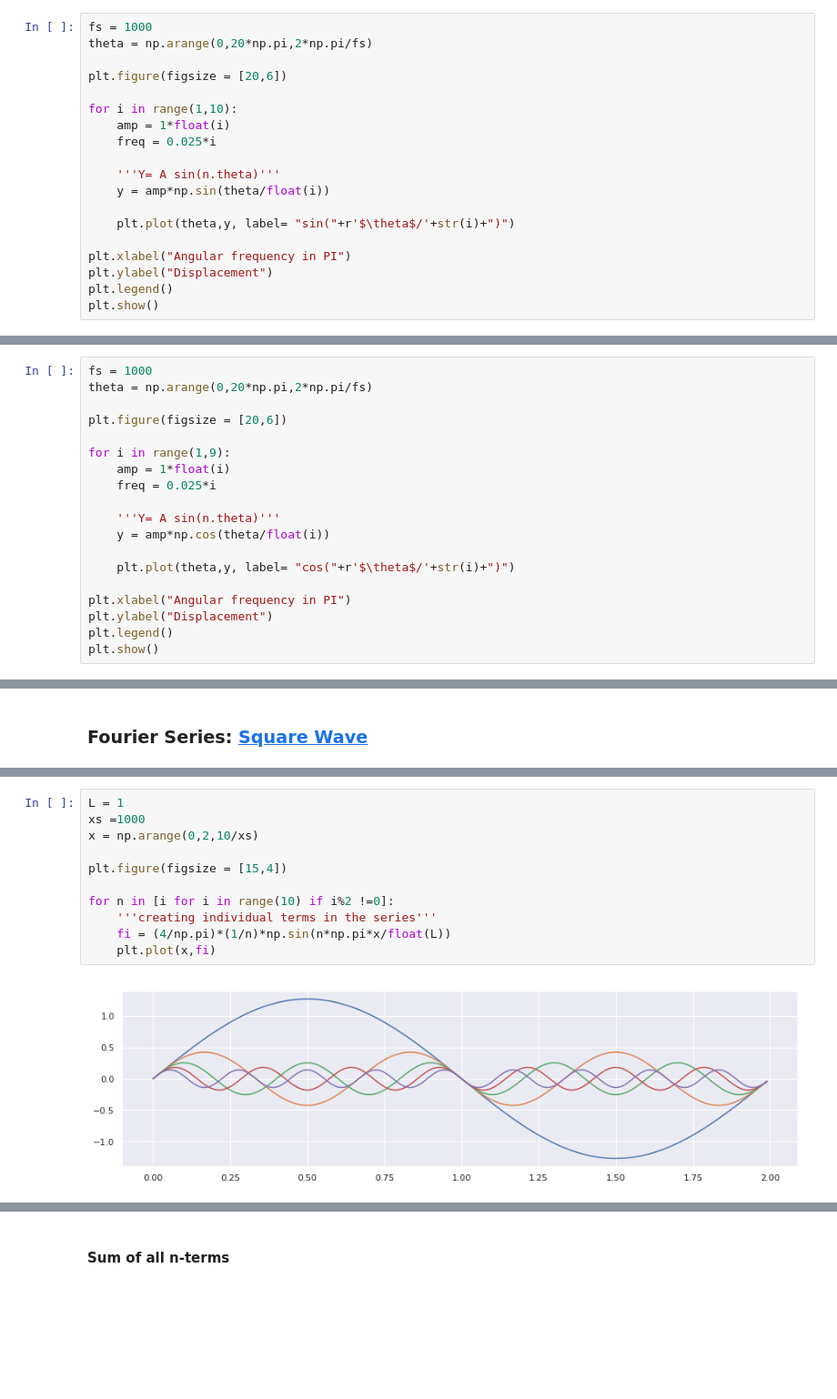
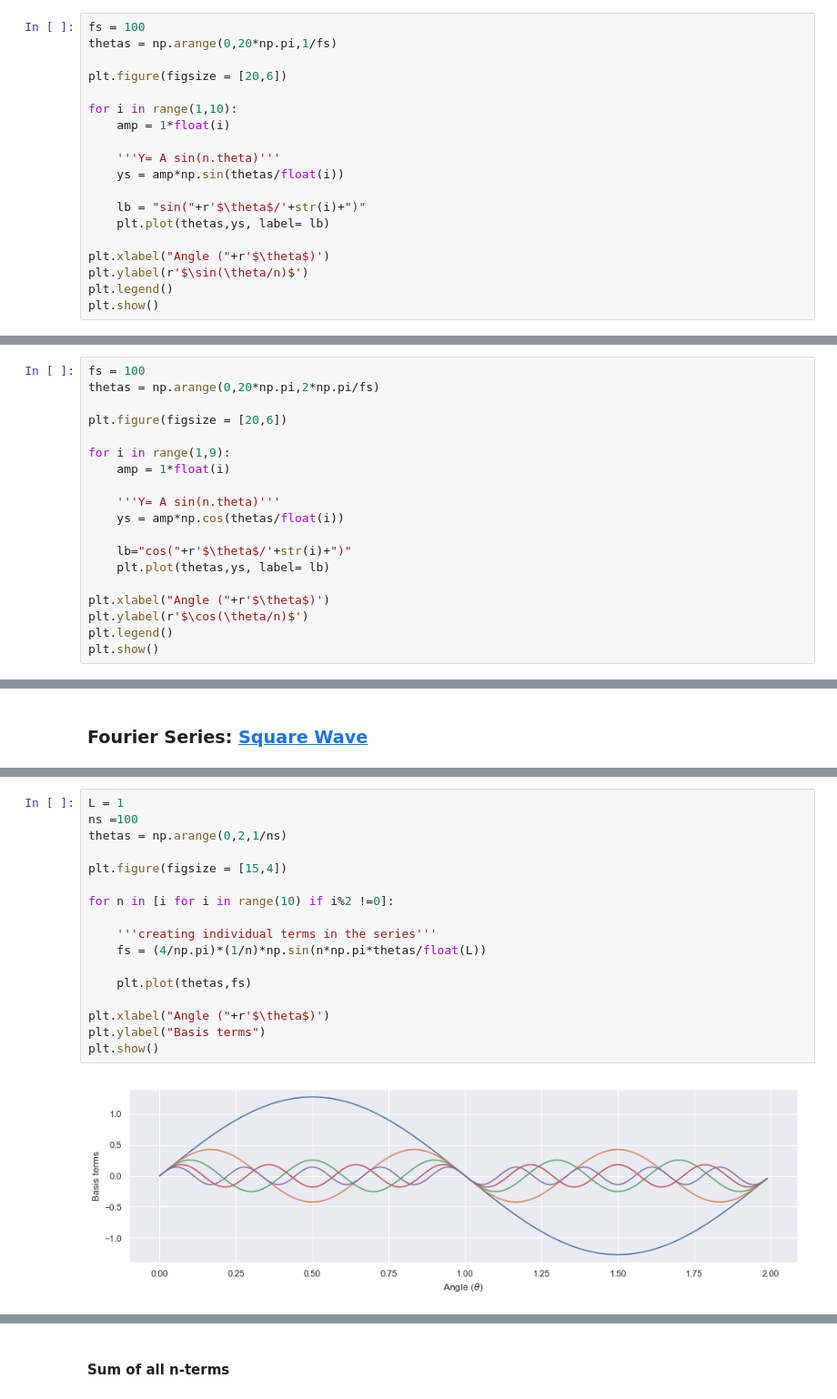
Before and after one commit to npshub/numpy, a Jupyter notebook: 2c. Arange-FourierSeries.ipynb, the cells around one changed output, grey strips where cells are left out. Shown: that part at 91% size. Drawn from its saved outputs; the diff is of its cells as text; blank space fills up the shorter version.

```diff
--- a/2c. Arange-FourierSeries.ipynb
+++ b/2c. Arange-FourierSeries.ipynb
@@ -69,22 +69,22 @@ plt.show()
 # %% [markdown]
 ### Basis functions ($\sin(\theta), \sin(\theta/2) ...$)
 # %%
-fs = 1000
-theta = np.arange(0,20*np.pi,2*np.pi/fs)
+fs = 100
+thetas = np.arange(0,20*np.pi,1/fs)
 
 plt.figure(figsize = [20,6])
 
 for i in range(1,10):
     amp = 1*float(i)
-    freq = 0.025*i
 
     '''Y= A sin(n.theta)'''
-    y = amp*np.sin(theta/float(i))
+    ys = amp*np.sin(thetas/float(i))
 
-    plt.plot(theta,y, label= "sin("+r'$\theta$/'+str(i)+")")
+    lb = "sin("+r'$\theta$/'+str(i)+")"
+    plt.plot(thetas,ys, label= lb)
 
-plt.xlabel("Angular frequency in PI")
-plt.ylabel("Displacement")
+plt.xlabel("Angle ("+r'$\theta$)')
+plt.ylabel(r'$\sin(\theta/n)$')
 plt.legend()
 plt.show()
 # %% [output]
@@ -94,22 +94,22 @@ plt.show()
 # %% [markdown]
 ### Basis functions ($\cos(\theta), \cos(\theta/2) ...$)
 # %%
-fs = 1000
-theta = np.arange(0,20*np.pi,2*np.pi/fs)
+fs = 100
+thetas = np.arange(0,20*np.pi,2*np.pi/fs)
 
 plt.figure(figsize = [20,6])
 
 for i in range(1,9):
     amp = 1*float(i)
-    freq = 0.025*i
 
     '''Y= A sin(n.theta)'''
-    y = amp*np.cos(theta/float(i))
+    ys = amp*np.cos(thetas/float(i))
 
-    plt.plot(theta,y, label= "cos("+r'$\theta$/'+str(i)+")")
+    lb="cos("+r'$\theta$/'+str(i)+")"
+    plt.plot(thetas,ys, label= lb)
 
-plt.xlabel("Angular frequency in PI")
-plt.ylabel("Displacement")
+plt.xlabel("Angle ("+r'$\theta$)')
+plt.ylabel(r'$\cos(\theta/n)$')
 plt.legend()
 plt.show()
 # %% [output]
@@ -127,13 +128,19 @@ plt.show()
 # %%
 L = 1
-xs =1000
-x = np.arange(0,2,10/xs)
+ns =100
+thetas = np.arange(0,2,1/ns)
 
 plt.figure(figsize = [15,4])
 
 for n in [i for i in range(10) if i%2 !=0]:
+
     '''creating individual terms in the series'''
-    fi = (4/np.pi)*(1/n)*np.sin(n*np.pi*x/float(L))
-    plt.plot(x,fi)
+    fs = (4/np.pi)*(1/n)*np.sin(n*np.pi*thetas/float(L))
+
+    plt.plot(thetas,fs)
+
+plt.xlabel("Angle ("+r'$\theta$)')
+plt.ylabel("Basis terms")
+plt.show()
 # %% [output]
-[figure, old version]
+[figure, new version]
```
Also changed, not shown: parts of 13 cells of this notebook, 2 other files.
